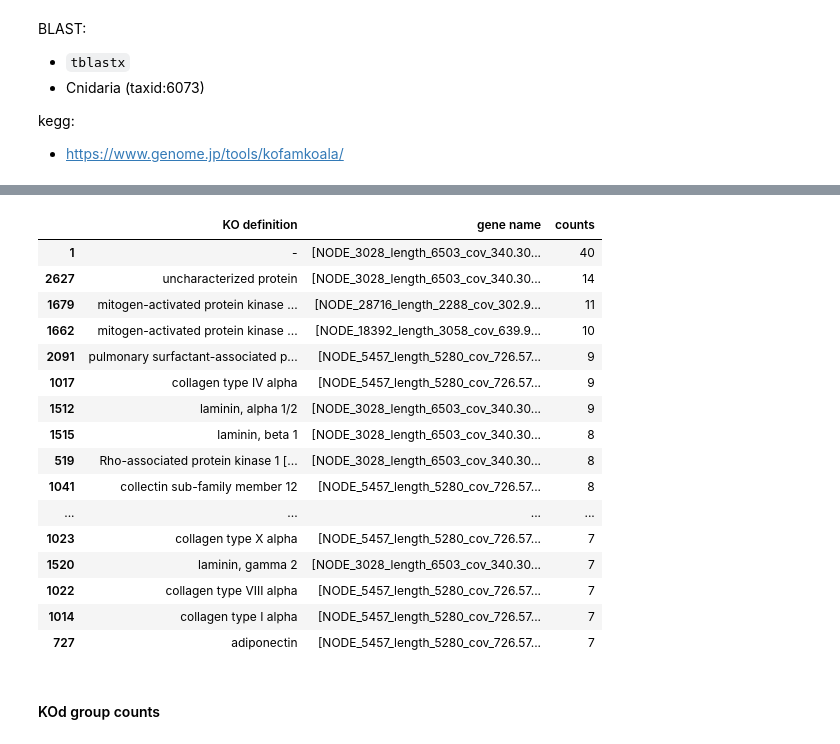
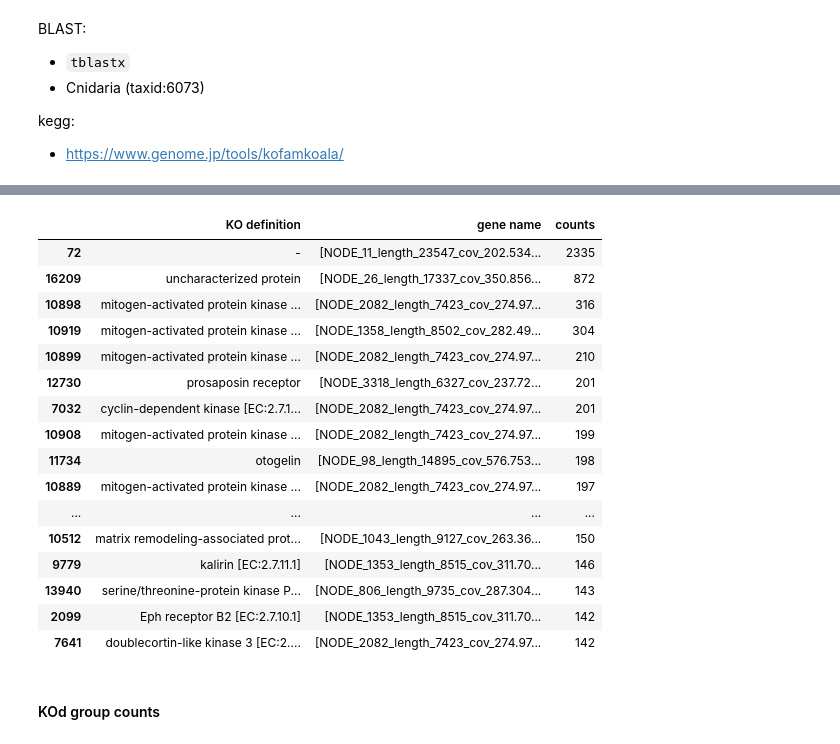
Before and after one commit to angrygeese/DynamenaProject_BI2023-24, a Jupyter notebook: code/Lab_journal_stas_project.ipynb, the cells around one changed output, grey strips where cells are left out. Saved outputs shown, nothing was run; the diff lists cells and outputs as text; code cells hidden in the pictures.

```diff
--- a/code/Lab_journal_stas_project.ipynb
+++ b/code/Lab_journal_stas_project.ipynb
@@ -742,9 +737,9 @@ def read_kegg_file(file):
 
         results = []
         for line in kegg_table:
-            results.append(line.strip().split(None, len(header)-1))
+            results.append(line.lstrip('*').strip().split(None, len(header)-1))
 
         return pd.DataFrame(results, columns=header)#.set_index(header[0])
 # %%
-results_100_kegg = read_kegg_file('../data_folder/processed_data/6.Identify_100/kegg/result_all.txt')
+results_sig_kegg = read_kegg_file('../data_folder/processed_data/6.Identify_100/kegg/result_all_sig.txt')
 # %%
@@ -769,25 +780,25 @@ results_100_kegg.head(15)
 # %%
-results_100_kegg_group = pd.DataFrame(results_100_kegg[['KO definition', 'gene name']].groupby('KO definition')['gene name'].apply(list)).reset_index()
-results_100_kegg_group['counts'] = results_100_kegg_group['gene name'].apply(len)
-results_100_kegg_group = results_100_kegg_group.sort_values(by='counts', ascending=False).drop(0)
+results_sig_kegg_group = pd.DataFrame(results_sig_kegg[['KO definition', 'gene name']].groupby('KO definition')['gene name'].apply(list)).reset_index()
+results_sig_kegg_group['counts'] = results_sig_kegg_group['gene name'].apply(len)
+results_sig_kegg_group = results_sig_kegg_group.sort_values(by='counts', ascending=False).drop(0)
 # %%
-results_100_kegg_group.head(30)
+results_sig_kegg_group.head(30)
 # %% [output]
 |  | KO definition | gene name | counts |
-| 1 | - | [NODE_3028_length_6503_cov_340.30... | 40 |
-| 2627 | uncharacterized protein | [NODE_3028_length_6503_cov_340.30... | 14 |
-| 1679 | mitogen-activated protein kinase ... | [NODE_28716_length_2288_cov_302.9... | 11 |
-| 1662 | mitogen-activated protein kinase ... | [NODE_18392_length_3058_cov_639.9... | 10 |
-| 2091 | pulmonary surfactant-associated p... | [NODE_5457_length_5280_cov_726.57... | 9 |
-| 1017 | collagen type IV alpha | [NODE_5457_length_5280_cov_726.57... | 9 |
-| 1512 | laminin, alpha 1/2 | [NODE_3028_length_6503_cov_340.30... | 9 |
-| 1515 | laminin, beta 1 | [NODE_3028_length_6503_cov_340.30... | 8 |
-| 519 | Rho-associated protein kinase 1 [... | [NODE_3028_length_6503_cov_340.30... | 8 |
-| 1041 | collectin sub-family member 12 | [NODE_5457_length_5280_cov_726.57... | 8 |
+| 72 | - | [NODE_11_length_23547_cov_202.534... | 2335 |
+| 16209 | uncharacterized protein | [NODE_26_length_17337_cov_350.856... | 872 |
+| 10898 | mitogen-activated protein kinase ... | [NODE_2082_length_7423_cov_274.97... | 316 |
+| 10919 | mitogen-activated protein kinase ... | [NODE_1358_length_8502_cov_282.49... | 304 |
+| 10899 | mitogen-activated protein kinase ... | [NODE_2082_length_7423_cov_274.97... | 210 |
+| 12730 | prosaposin receptor | [NODE_3318_length_6327_cov_237.72... | 201 |
+| 7032 | cyclin-dependent kinase [EC:2.7.1... | [NODE_2082_length_7423_cov_274.97... | 201 |
+| 10908 | mitogen-activated protein kinase ... | [NODE_2082_length_7423_cov_274.97... | 199 |
+| 11734 | otogelin | [NODE_98_length_14895_cov_576.753... | 198 |
+| 10889 | mitogen-activated protein kinase ... | [NODE_2082_length_7423_cov_274.97... | 197 |
 | ... | ... | ... | ... |
-| 1023 | collagen type X alpha | [NODE_5457_length_5280_cov_726.57... | 7 |
-| 1520 | laminin, gamma 2 | [NODE_3028_length_6503_cov_340.30... | 7 |
-| 1022 | collagen type VIII alpha | [NODE_5457_length_5280_cov_726.57... | 7 |
-| 1014 | collagen type I alpha | [NODE_5457_length_5280_cov_726.57... | 7 |
-| 727 | adiponectin | [NODE_5457_length_5280_cov_726.57... | 7 |
+| 10512 | matrix remodeling-associated prot... | [NODE_1043_length_9127_cov_263.36... | 150 |
+| 9779 | kalirin [EC:2.7.11.1] | [NODE_1353_length_8515_cov_311.70... | 146 |
+| 13940 | serine/threonine-protein kinase P... | [NODE_806_length_9735_cov_287.304... | 143 |
+| 2099 | Eph receptor B2 [EC:2.7.10.1] | [NODE_1353_length_8515_cov_311.70... | 142 |
+| 7641 | doublecortin-like kinase 3 [EC:2.... | [NODE_2082_length_7423_cov_274.97... | 142 |
 # %%
```
Also changed, not shown: parts of 46 cells of this notebook, 32 other files.
